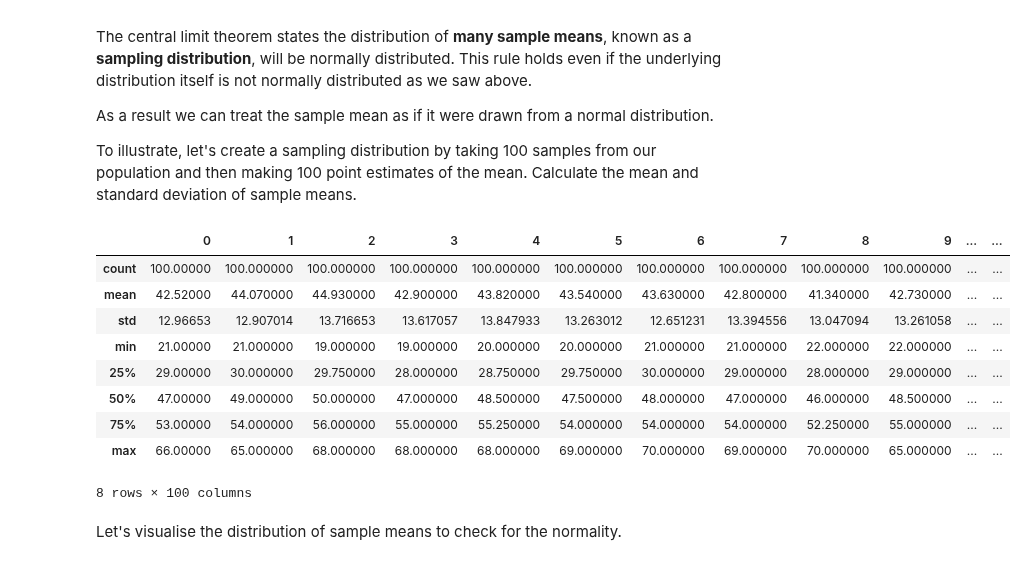
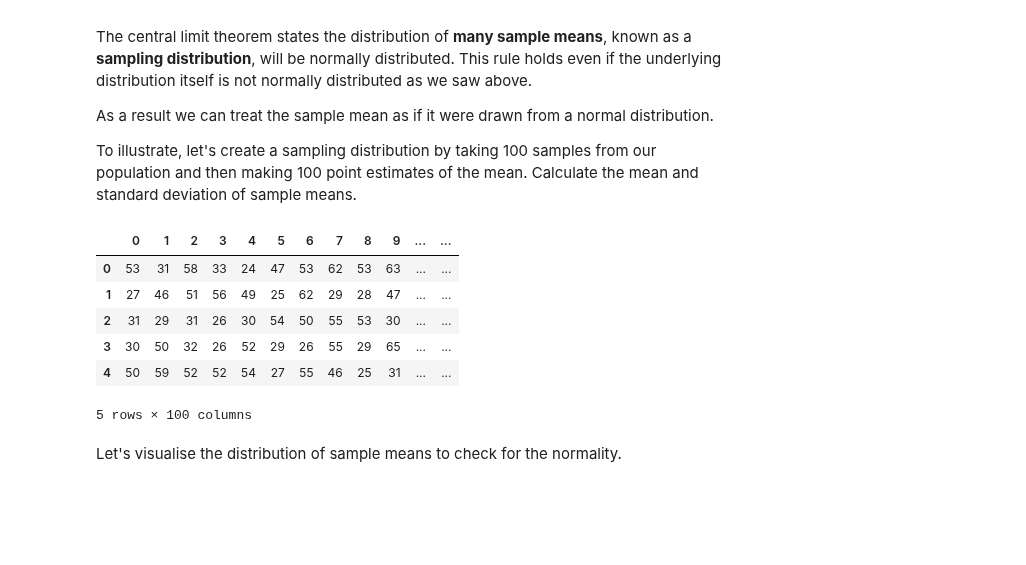
Before and after one commit to oncob749/dsc-2-19-15-confidence-intervals-lab-nyc-ds-career-031119, a Jupyter notebook: index.ipynb, the cells around one changed output. Drawn from its saved outputs; the diff is of its cells as text; code cells hidden in the pictures; blank space fills up the shorter version.

```diff
--- a/index.ipynb
+++ b/index.ipynb
@@ -112,37 +112,34 @@ To illustrate, let's create a sampling distribution by taking 100 samples from o
 # %%
 np.random.seed(15)
 
 point_estimates = []         # Make empty list to hold point estimates
 
 # Take 100 samples and generate 100 point estimates using a for loop.
 for i in range(100):
     point_estimates.append(np.random.choice(a=population_ages, size=100))
 # append sample means to get point estimates
 
 point_estimates
 # Convert the point_estimates into a pandas dataframe
 df = pd.DataFrame(point_estimates)
 # Calculate and print descriptive statistics for the dataframe
-df.describe()
+df.head()
 # count	100.000000
 # mean	42.959380
 # std	0.586404
 # min	41.296000
 # 25%	42.530000
 # 50%	42.960000
 # 75%	43.356000
 # max	44.492000
 # %% [output]
 |  | 0 | 1 | 2 | 3 | 4 | 5 | 6 | 7 | 8 | 9 | ... | ... |
-| count | 100.00000 | 100.000000 | 100.000000 | 100.000000 | 100.000000 | 100.000000 | 100.000000 | 100.000000 | 100.000000 | 100.000000 | ... | ... |
-| mean | 42.52000 | 44.070000 | 44.930000 | 42.900000 | 43.820000 | 43.540000 | 43.630000 | 42.800000 | 41.340000 | 42.730000 | ... | ... |
-| std | 12.96653 | 12.907014 | 13.716653 | 13.617057 | 13.847933 | 13.263012 | 12.651231 | 13.394556 | 13.047094 | 13.261058 | ... | ... |
-| min | 21.00000 | 21.000000 | 19.000000 | 19.000000 | 20.000000 | 20.000000 | 21.000000 | 21.000000 | 22.000000 | 22.000000 | ... | ... |
-| 25% | 29.00000 | 30.000000 | 29.750000 | 28.000000 | 28.750000 | 29.750000 | 30.000000 | 29.000000 | 28.000000 | 29.000000 | ... | ... |
-| 50% | 47.00000 | 49.000000 | 50.000000 | 47.000000 | 48.500000 | 47.500000 | 48.000000 | 47.000000 | 46.000000 | 48.500000 | ... | ... |
-| 75% | 53.00000 | 54.000000 | 56.000000 | 55.000000 | 55.250000 | 54.000000 | 54.000000 | 54.000000 | 52.250000 | 55.000000 | ... | ... |
-| max | 66.00000 | 65.000000 | 68.000000 | 68.000000 | 68.000000 | 69.000000 | 70.000000 | 69.000000 | 70.000000 | 65.000000 | ... | ... |
+| 0 | 53 | 31 | 58 | 33 | 24 | 47 | 53 | 62 | 53 | 63 | ... | ... |
+| 1 | 27 | 46 | 51 | 56 | 49 | 25 | 62 | 29 | 28 | 47 | ... | ... |
+| 2 | 31 | 29 | 31 | 26 | 30 | 54 | 50 | 55 | 53 | 30 | ... | ... |
+| 3 | 30 | 50 | 32 | 26 | 52 | 29 | 26 | 55 | 29 | 65 | ... | ... |
+| 4 | 50 | 59 | 52 | 52 | 54 | 27 | 55 | 46 | 25 | 31 | ... | ... |
-8 rows × 100 columns
+5 rows × 100 columns
 # %% [markdown]
 Let's visualise the distribution of sample means to check for the normality.
 # %%
```
